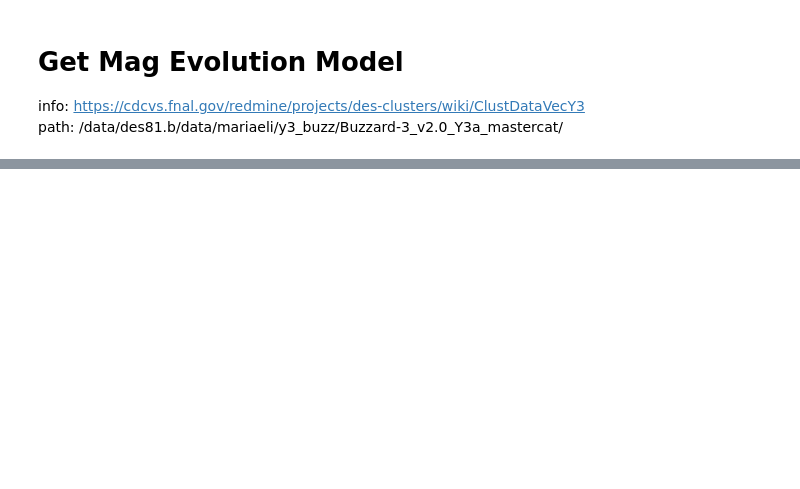
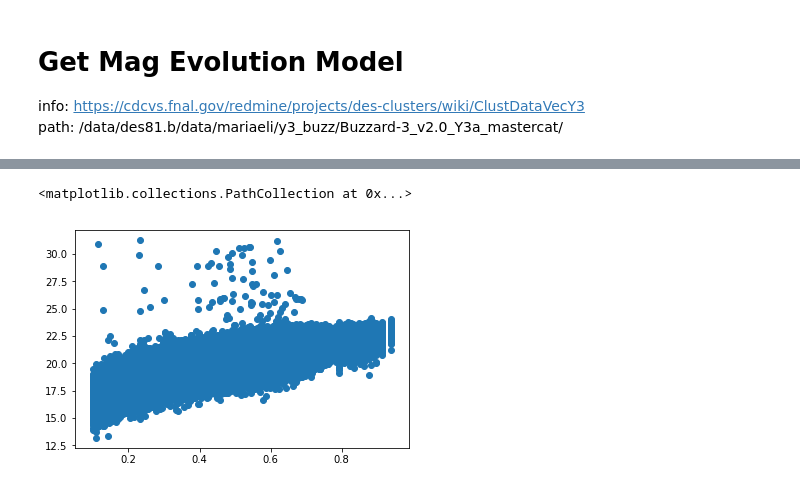
Before and after one commit to estevesjh/CopacabanaRuns, a Jupyter notebook: selection/notebooks/getMagEvolution.ipynb, the cells around one changed output, grey strips where cells are left out. Drawn from its saved outputs; the diff is of its cells as text; code cells hidden in the pictures; blank space fills up the shorter version.

Commit message:
model mag

```diff
--- a/selection/notebooks/getMagEvolution.ipynb
+++ b/selection/notebooks/getMagEvolution.ipynb
@@ -51,0 +36,15 @@ mag_lim     = interp1d(cat['redshift'],cat['magLim'],fill_value='extrapolate')
+# %%
+path   = '/data/des81.b/data/mariaeli/y3_cats/subsampled/'
+fname  = path+'y3_gold_2.2.1_wide_sofcol_run_redmapper_v6.4.22_wv1.2_subsampled.h5'
+
+master = h5py.File(fname,'r')
+
+clusters = master['catalog/redmapper/lgt5/']
+zcls = clusters['z_lambda'][:]
+mmag    = clusters['members/model_mag'][:]
+zgal    = clusters['members/z'][:]
+# %%
+plt.scatter(zgal,mmag[:,2])
+# %% [output]
+<matplotlib.collections.PathCollection at 0x...>
+[figure, added]
```
Also changed, not shown: parts of 57 cells of this notebook, 4 other files.
